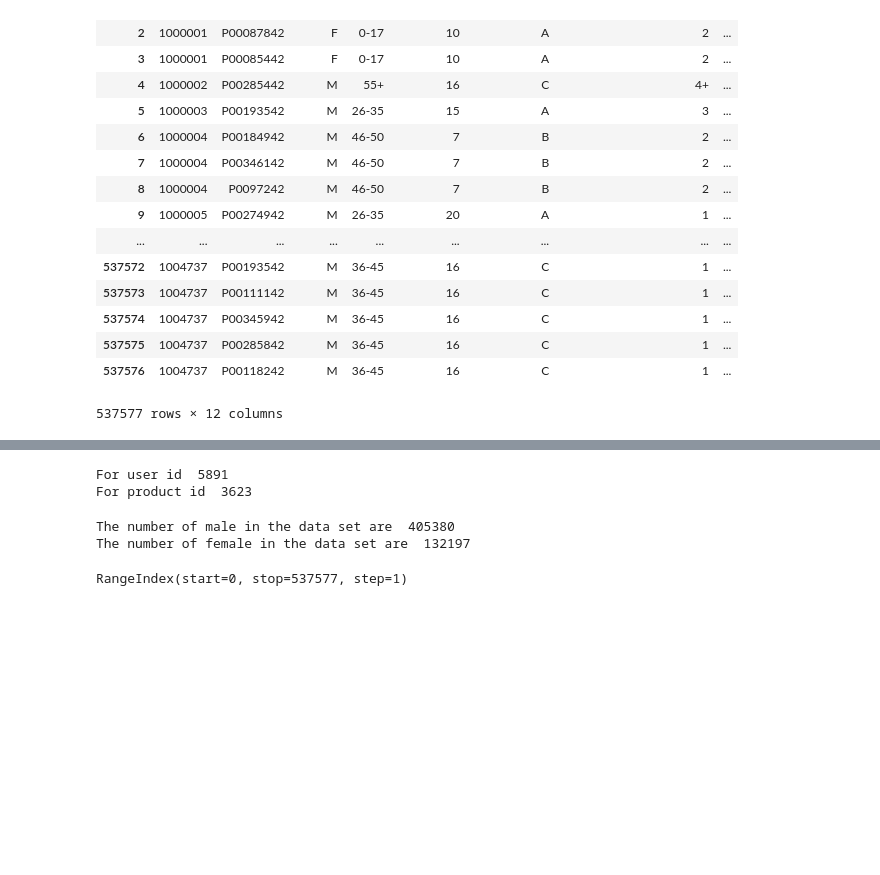
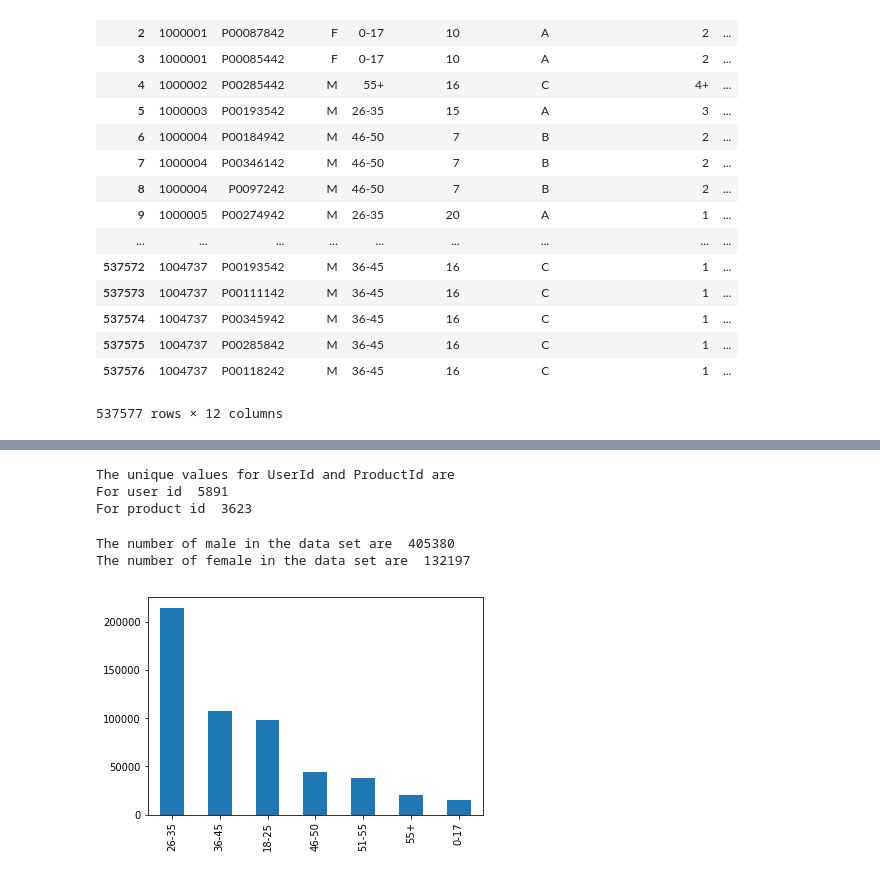
Before and after one commit to RaviSaurav/gama, a Jupyter notebook: Pandasexercise.ipynb, the cells around one changed output, grey strips where cells are left out. Drawn from its saved outputs; the diff is of its cells as text; code cells hidden in the pictures; blank space fills up the shorter version.

```diff
--- a/Pandasexercise.ipynb
+++ b/Pandasexercise.ipynb
@@ -48,9 +64,13 @@ dtype: int64
 # %%
+#4)How many unique values for UserId and Product Id
+
+print("The unique values for UserId and ProductId are")
 a=df.User_ID.unique()
 print("For user id ",len(a))
 b=df.Product_ID.unique()
 print("For product id ",len(b))
 # %% [output]
+The unique values for UserId and ProductId are
 For user id  5891
 For product id  3623
 # %%
@@ -61,7 +83,11 @@ print("The number of female in the data set are ",add1)
 # %% [output]
 The number of male in the data set are  405380
 The number of female in the data set are  132197
-# %%
-df.index
-# %% [output]
-RangeIndex(start=0, stop=537577, step=1)
+# %%
+#6)Print a frequency chart for the age groups
+
+import matplotlib.pyplot as mat
+df["Age"].value_counts().plot("bar")
+mat.show(df["Age"].all())
+# %% [output]
+[figure, added]
```
Also changed, not shown: parts of 19 cells of this notebook.
